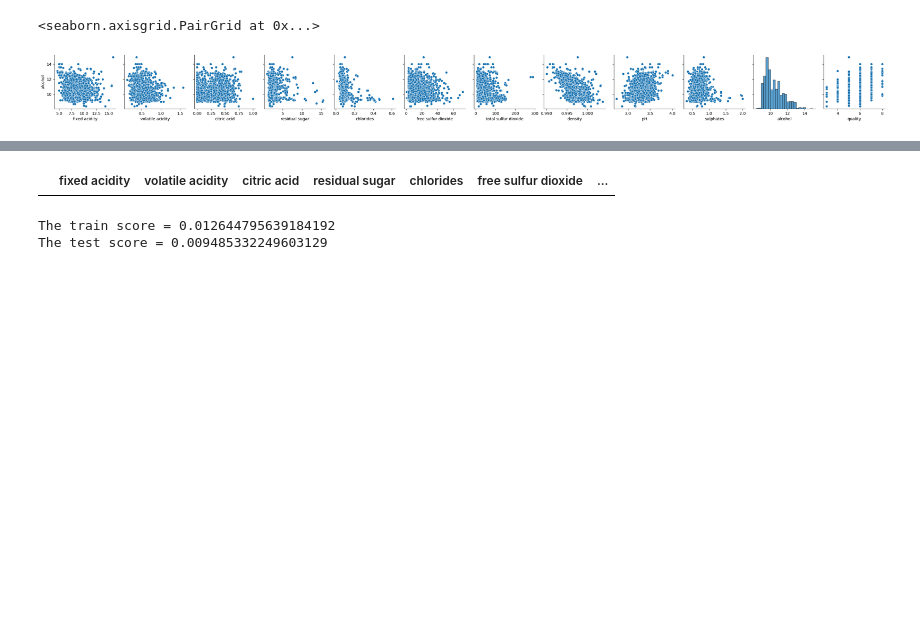
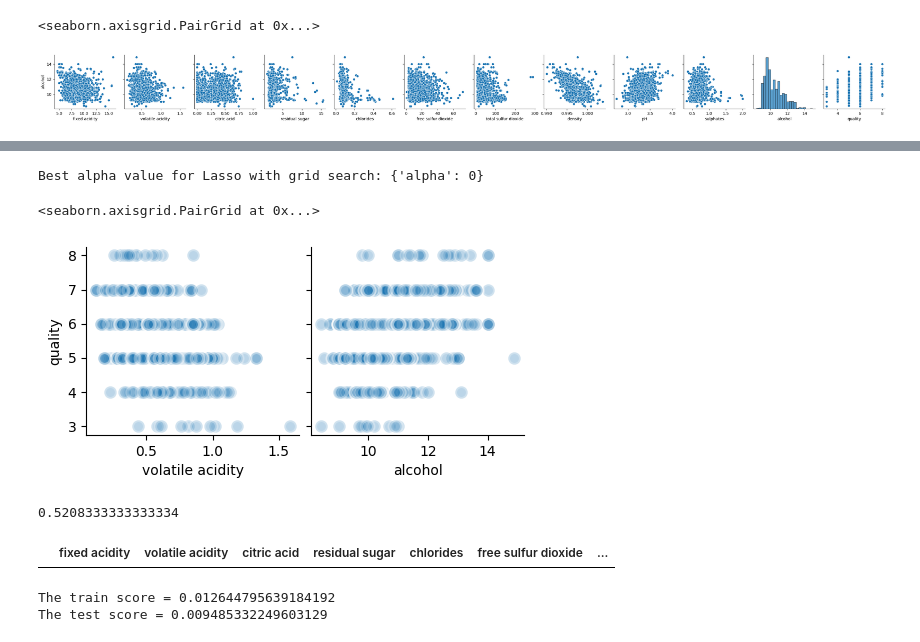
Before and after one commit to rkosova/hamk_applied_ml_group1, a Jupyter notebook: assignment_one.ipynb, the cells around one changed output, grey strips where cells are left out. Cells and saved outputs as stored; diff of their text form; code cells hidden in the pictures; blank space fills up the shorter version.

Commit message:
Scaling, optimized regression via feature selection, lasso grid search for good measure

```diff
--- a/assignment_one.ipynb
+++ b/assignment_one.ipynb
@@ -55,3 +171,40 @@ RMSE: 0.57, alcohol mean: 10.42, 5.44% error
+# %%
+from sklearn.model_selection import GridSearchCV
+
+greg = linear_model.Lasso()
+
+gs = GridSearchCV(estimator=greg, param_grid={'alpha': [0, 0.1, 0.5, 1, 10, 100]}, cv=5)
+
+gs.fit(X_train, y_train)
+print(f"Best alpha value for Lasso with grid search: {gs.best_params_}")
+# %% [output]
+Best alpha value for Lasso with grid search: {'alpha': 0}
+# %%
+data_q = data.drop(columns=['fixed acidity', 'citric acid', 'residual sugar', 'chlorides', 'free sulfur dioxide', 'total sulfur dioxide', 'density', 'pH', 'sulphates'])
+sns.pairplot(data, y_vars='quality', x_vars=['volatile acidity', 'alcohol'], plot_kws=dict(s=80, edgecolor="white", linewidth=2.5, alpha=0.3))
+# %% [output]
+<seaborn.axisgrid.PairGrid at 0x...>
+[figure, added]
+# %%
+from sklearn.linear_model import LogisticRegression
+from sklearn.metrics import accuracy_score
+
+X = data_q.iloc[:, :-1]
+y = data_q.iloc[:, -1]
+
+poly = PolynomialFeatures(degree=10, include_bias=False)
+
+pX = poly.fit_transform(X)
+
+X_train, X_test, y_train, y_test = train_test_split(pX, y, test_size=0.33, random_state=42)
+softmax = LogisticRegression(multi_class='multinomial', max_iter=15000)
+softmax.fit(X_train, y_train)
+
+y_pred = softmax.predict(X_test)
+
+accuracy_score(y_test, y_pred)
+# %% [output]
+0.5208333333333334
 # %%
 data.head(0)
 # %% [output]
```
Also changed, not shown: parts of 10 cells of this notebook.
